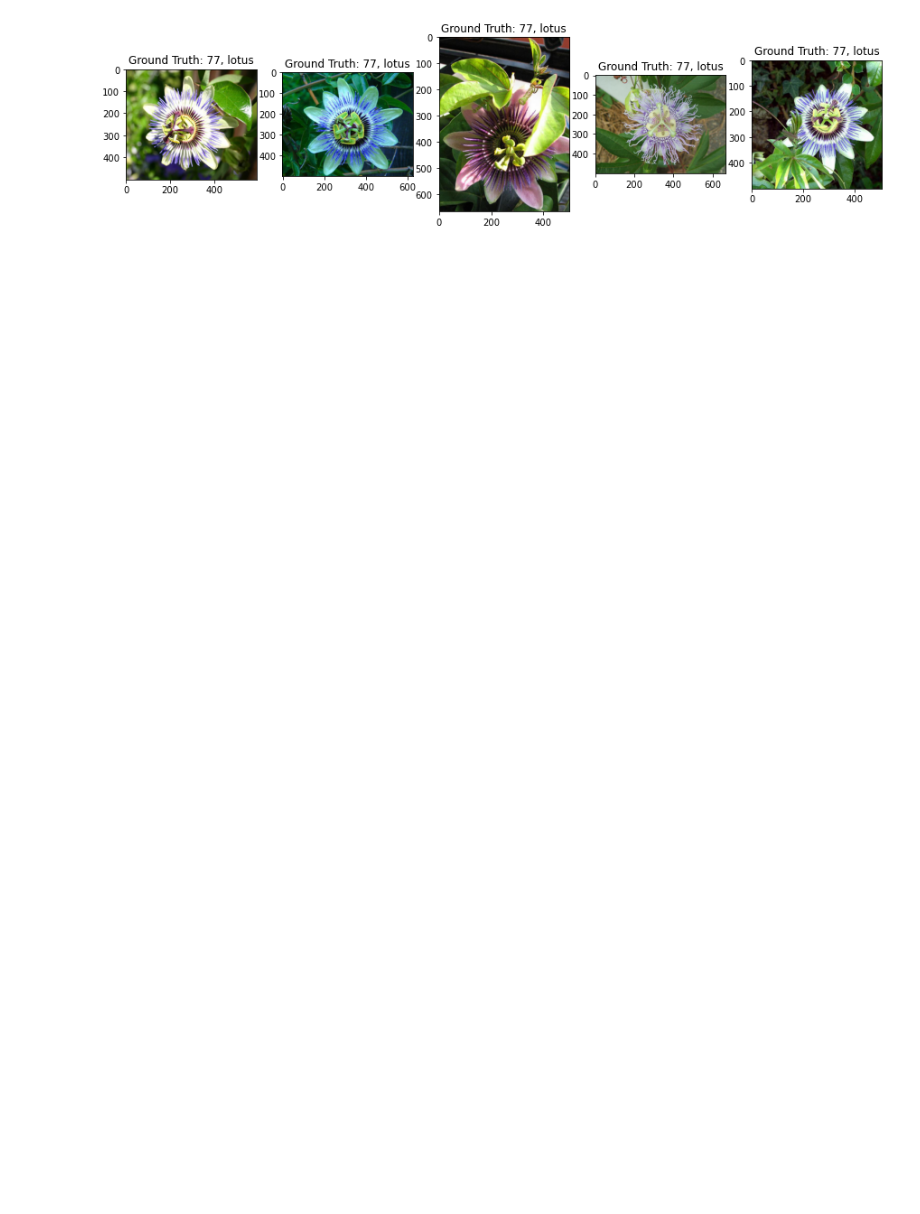
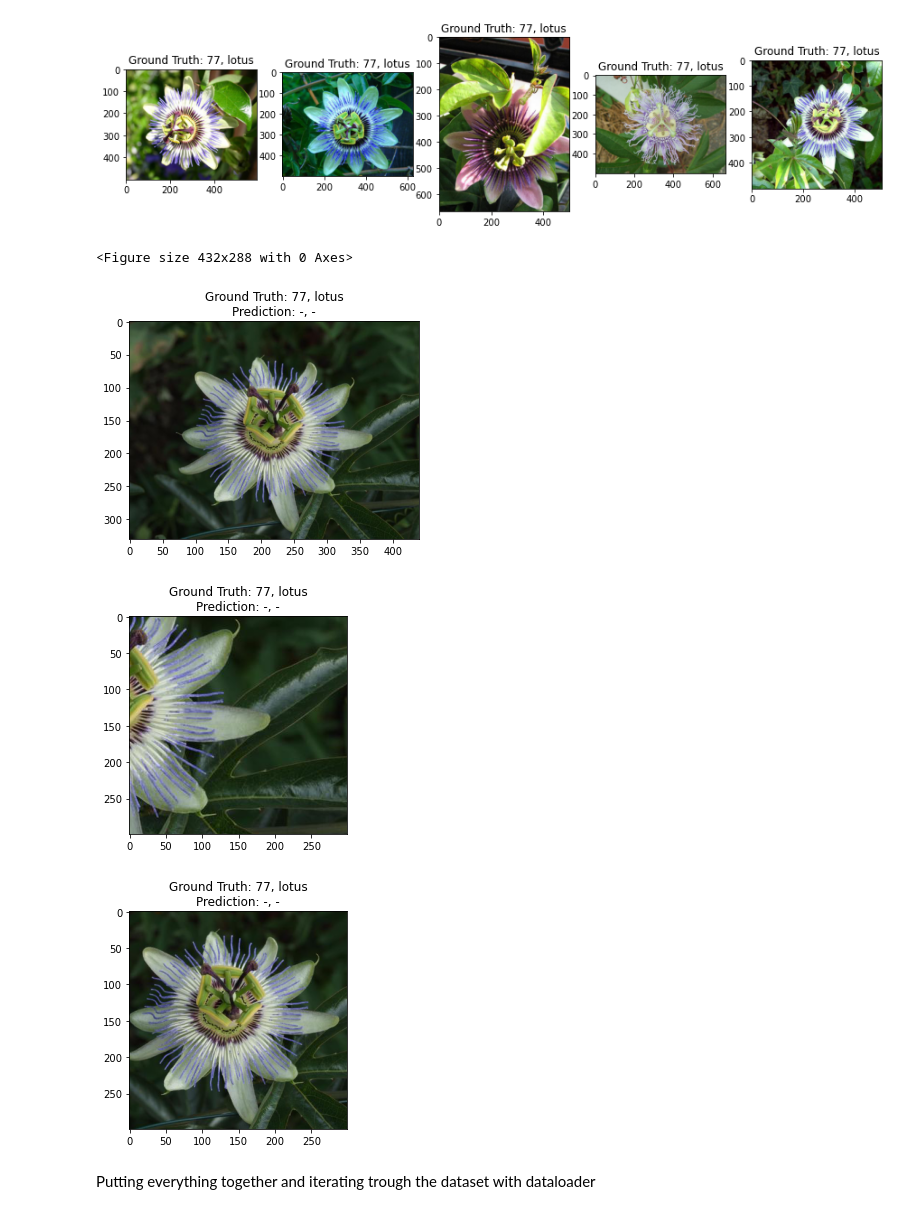
Before and after one commit to SebastianMuhle/Visual-Plant-Recognition, a Jupyter notebook: scripts/visual_plant-recognition.ipynb, the cells around one changed output. Saved outputs shown, nothing was run; the diff lists cells and outputs as text; code cells hidden in the pictures; blank space fills up the shorter version.

Commit message:
Data Loader with transforms

```diff
--- a/scripts/visual_plant-recognition.ipynb
+++ b/scripts/visual_plant-recognition.ipynb
@@ -37,3 +41,25 @@ oxford102Dataset = Oxford102Dataset(csv_file='../dataset/imagelabels.csv',
 batch_visualization(oxford102Dataset, (1, 5), (15, 4))
 # %% [output]
 [figure]
+# %%
+scale = Rescale(330)
+crop = RandomCrop(299)
+composed = transforms.Compose([Rescale(330),
+                               RandomCrop(299)])
+
+# Apply each of the above transforms on sample.
+fig = plt.figure()
+sample = oxford102Dataset[65]
+for i, tsfrm in enumerate([scale, crop, composed]):
+    transformed_sample = tsfrm(sample)
+    image_visualization(transformed_sample['image'], sample['plant_label'])
+
+
+plt.show()
+# %% [output]
+<Figure size 432x288 with 0 Axes>
+[figure, added]
+[figure, added]
+[figure, added]
+# %% [markdown]
+Putting everything together and iterating trough the dataset with dataloader
```
Also changed, not shown: parts of 7 cells of this notebook, 1 other file.
